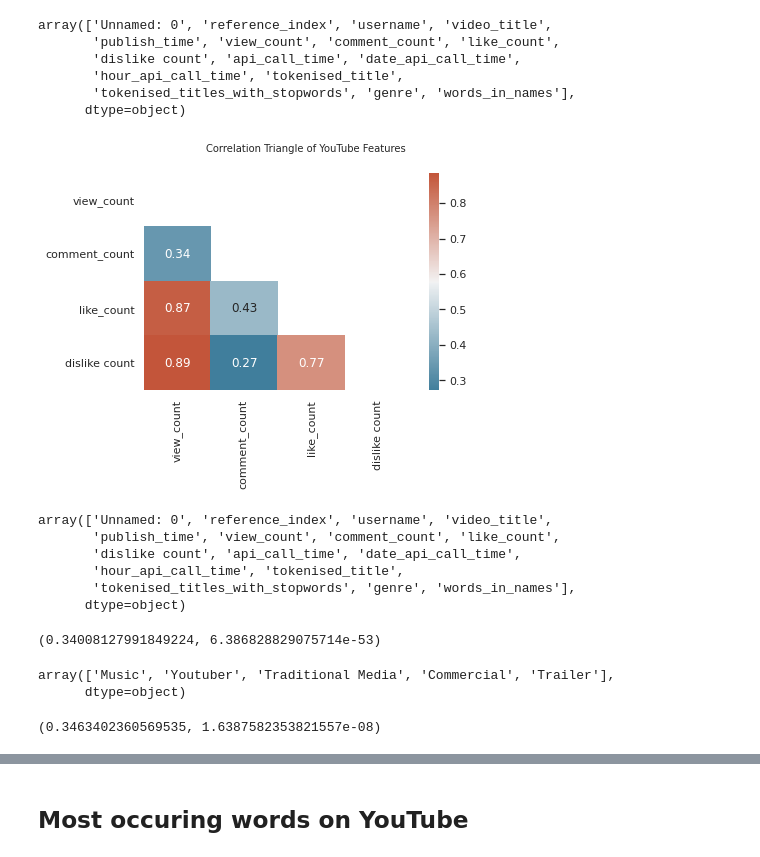
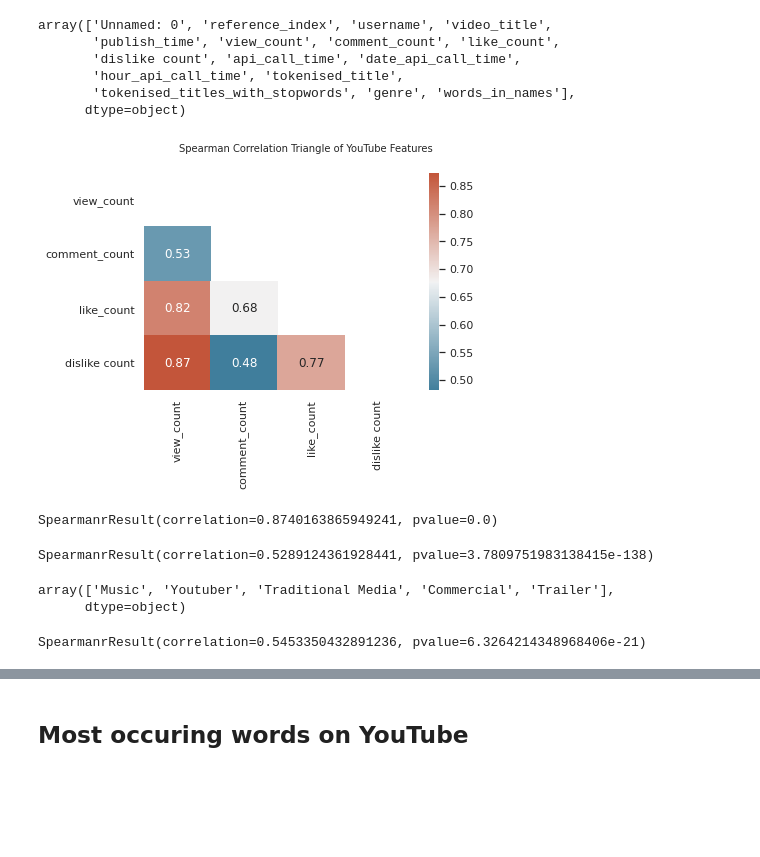
Before and after one commit to JefNtungila/Sentiment-Analysis-of-Usernames-and-Titles-on-YouTube-and-Twitch, a Jupyter notebook: code/Sentiment_Analysis_of_Usernames_and_Titles_on_YouTube_and_Twitch_Exploratory_Data_Analysis.ipynb, the cells around one changed output, grey strips where cells are left out. Drawn from its saved outputs; the diff is of its cells as text; code cells hidden in the pictures; blank space fills up the shorter version.

Commit message:
spearman instead of pearson because count data
spearman instead of pearson because count data

```diff
--- a/code/Sentiment_Analysis_of_Usernames_and_Titles_on_YouTube_and_Twitch_Exploratory_Data_Analysis.ipynb
+++ b/code/Sentiment_Analysis_of_Usernames_and_Titles_on_YouTube_and_Twitch_Exploratory_Data_Analysis.ipynb
@@ -585,56 +589,67 @@ array(['Unnamed: 0', 'reference_index', 'username', 'video_title',
 # %%
 import seaborn as sn
 import matplotlib.pyplot as plt
+import numpy as np
 
-#strong pearson correlation between like count and viewcount (need null hypothesis)
+
+#strong spearman correlation between like count and viewcount (need null hypothesis)
 #this relates to previous work done in the field
 
 fig = plt.figure()
-fig.suptitle('Correlation Triangle of YouTube Features', fontsize=10)
+fig.suptitle('Spearman Correlation Triangle of YouTube Features', fontsize=10)
 
-corr_matrix = youtube_data_unique[['view_count', 'comment_count', 'like_count', 'dislike count']].corr()
+sn.set_theme(style="white")
+
+# Generate a custom diverging colormap
+cmap = sn.diverging_palette(230, 20, as_cmap=True)
 
 
+corr_matrix = youtube_data_unique[['view_count', 'comment_count', 'like_count', 'dislike count']].corr(method='spearman')
+
+
+# Generate a mask for the upper triangle
+mask = np.triu(np.ones_like(corr_matrix, dtype=bool))
 
 sn.heatmap(corr_matrix, cmap = cmap, mask=mask, annot=True)
 
 
 
 plt.show()
 # %% [output]
-[figure, old version]
+[figure, new version]
-# %%
-youtube_data_unique.columns.values
-# %% [output]
-array(['Unnamed: 0', 'reference_index', 'username', 'video_title',
-       'publish_time', 'view_count', 'comment_count', 'like_count',
-       'dislike count', 'api_call_time', 'date_api_call_time',
-       'hour_api_call_time', 'tokenised_title',
-       'tokenised_titles_with_stopwords', 'genre', 'words_in_names'],
-      dtype=object)
+# %%
+from scipy.stats.stats import spearmanr
+
+#deep dive into relationship between view count and comment count
+#reject null hyptohesis, with null hypothesis that there is no relationship
+
+spearmanr(youtube_data_unique['view_count'],
+         youtube_data_unique['dislike count'])
+# %% [output]
+SpearmanrResult(correlation=0.8740163865949241, pvalue=0.0)
 # %%
-from scipy.stats.stats import pearsonr
+from scipy.stats.stats import spearmanr
 
 #deep dive into relationship between view count and comment count
 #reject null hyptohesis, with null hypothesis that there is no relationship
 
-pearsonr(youtube_data_unique['view_count'],
+spearmanr(youtube_data_unique['view_count'],
          youtube_data_unique['comment_count'])
 # %% [output]
-(0.34008127991849224, 6.386828829075714e-53)
+SpearmanrResult(correlation=0.5289124361928441, pvalue=3.7809751983138415e-138)
 # %%
 youtube_data_unique['genre'].unique()
 # %% [output]
 array(['Music', 'Youtuber', 'Traditional Media', 'Commercial', 'Trailer'],
       dtype=object)
 # %%
-from scipy.stats.stats import pearsonr
+from scipy.stats.stats import spearmanr
 
 #deep dive into relationship between view count and comment count
 #reject null hyptohesis, with null hypothesis that there is no relationship
 
-pearsonr( youtube_data_unique[youtube_data_unique['genre'] == 'Music']['view_count'],
+spearmanr( youtube_data_unique[youtube_data_unique['genre'] == 'Music']['view_count'],
          youtube_data_unique[youtube_data_unique['genre'] == 'Music']['comment_count'])
 # %% [output]
-(0.3463402360569535, 1.6387582353821557e-08)
+SpearmanrResult(correlation=0.5453350432891236, pvalue=6.3264214348968406e-21)
 # %%
```
Also changed, not shown: parts of 13 cells of this notebook.
